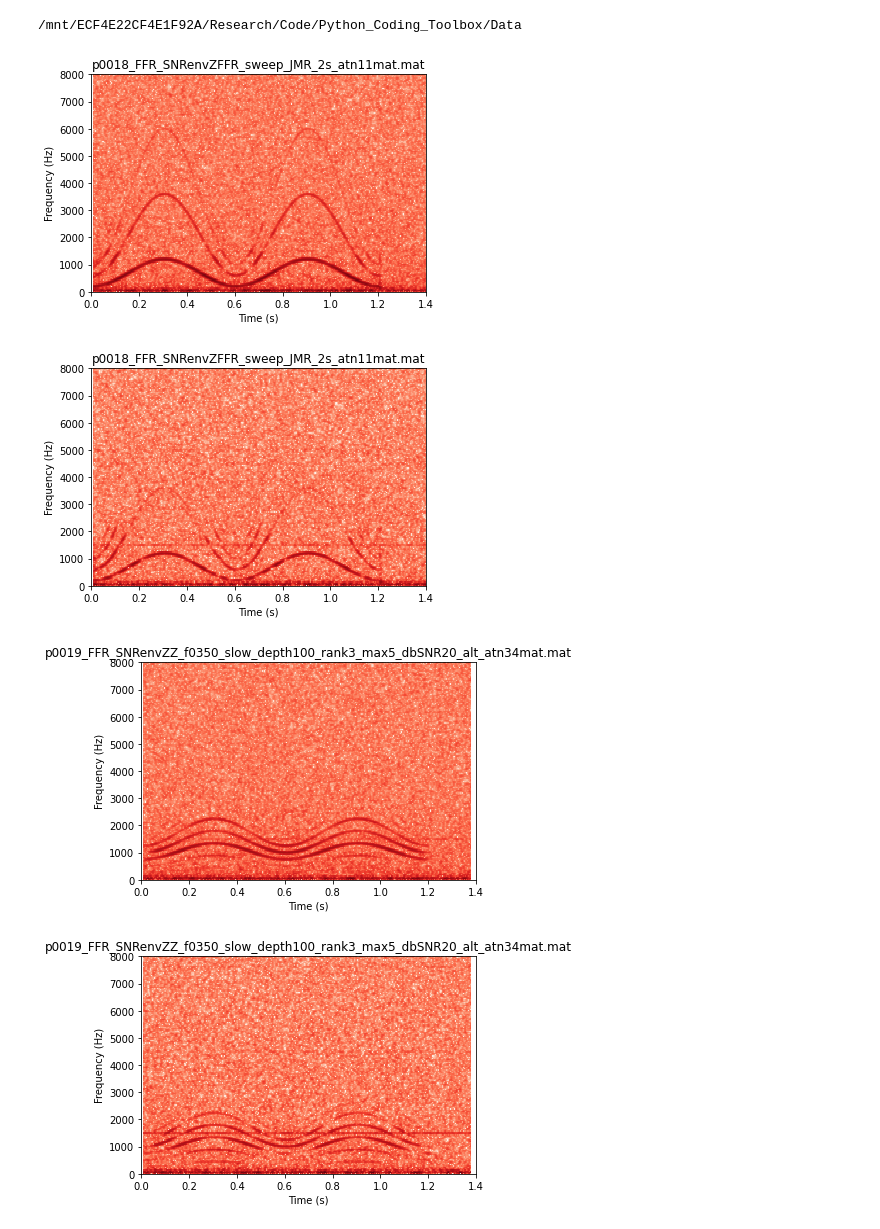
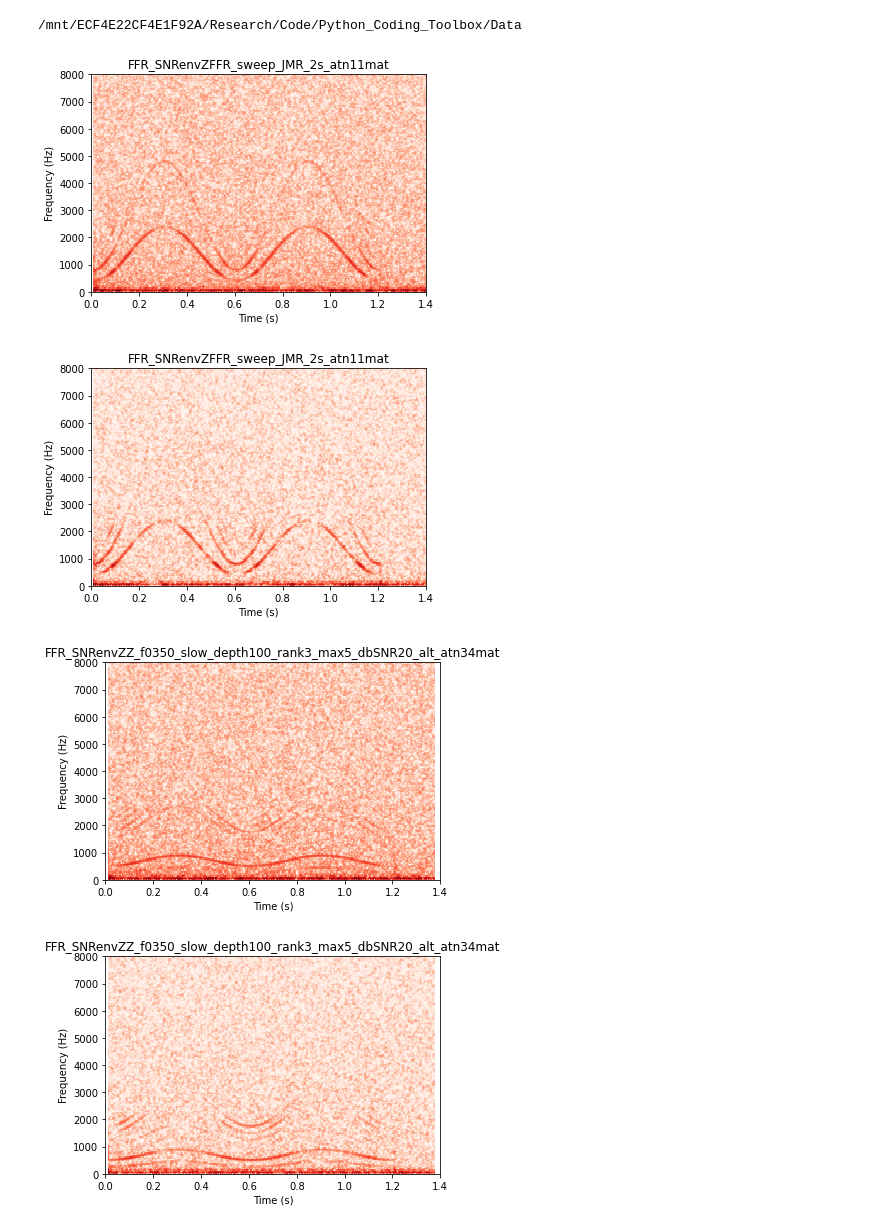
Before and after one commit to sivaprakasaman/Python_Coding_Toolbox, a Jupyter notebook: signal_processing/pitch/Analysis/FFR_Pitch_Analysis.ipynb, the cells around one changed output. Saved outputs shown, nothing was run; the diff lists cells and outputs as text; code cells hidden in the pictures.

```diff
--- a/signal_processing/pitch/Analysis/FFR_Pitch_Analysis.ipynb
+++ b/signal_processing/pitch/Analysis/FFR_Pitch_Analysis.ipynb
@@ -3,44 +3,46 @@ import os, glob
 from scipy.io import loadmat
 import numpy as np
 from signal_processing import get_spect
+import matplotlib.pyplot as plt
 #import mat73
 
 %matplotlib inline
 
 subject_ID = 'Q404';
 cond = 'Normal';
 
 #hacky, fix this please
 data_dir = os.getcwd()[:-32]+'Data';
 print(data_dir)
 subj_dir = data_dir + '/FFR/' + cond + '/' + subject_ID;
 os.chdir(subj_dir);
 
 files = glob.glob('p*');
 
 for f in files:
     mat = loadmat(f);
     fs = np.squeeze(mat['data'][0]['Stimuli'][0]['RPsamprate_Hz'][0][0]);
     pos = mat['data'][0]['AD_Data'][0]['AD_Avg_PO_V'][0][0][0]
     neg = mat['data'][0]['AD_Data'][0]['AD_Avg_NP_V'][0][0][0]
     pos_abr = np.squeeze(pos[0][0][0]);
     neg_abr = np.squeeze(neg[0][0][0]);
     pos_ecochg = np.squeeze(pos[1][0][0]);
     neg_ecochg = np.squeeze(neg[1][0][0]);
 
     env_abr = (pos_abr + neg_abr)/2;
     tfs_abr = (pos_abr - neg_abr)/2;
 
     env_ecochg = (pos_ecochg + neg_ecochg)/2;
     tfs_ecochg = (pos_ecochg - neg_ecochg)/2;
 
-    get_spect(tfs_ecochg, fs, DR = 300, BW = 200, xlim = [0,1.4], ylim = [0,8e3],
-           colormap = 'Reds', title = f);
-    get_spect(tfs_abr, fs, DR = 300, BW = 200, xlim = [0,1.4], ylim = [0,8e3],
-           colormap = 'Reds', title = f);
+    get_spect(env_ecochg, fs, DR = 250, BW = 200, xlim = [0,1.4], ylim = [0,8e3],
+           colormap = 'Reds', title = f[6:-4]);
+
+    get_spect(env_abr, fs, DR = 250, BW = 200, xlim = [0,1.4], ylim = [0,8e3],
+           colormap = 'Reds', title = f[6:-4], save = True);
 # %% [output]
 /mnt/ECF4E22CF4E1F92A/Research/Code/Python_Coding_Toolbox/Data
-[figure, old version]
+[figure, new version]
-[figure, old version]
+[figure, new version]
-[figure, old version]
+[figure, new version]
-[figure, old version]
+[figure, new version]
```
Also changed, not shown: parts of 1 cell of this notebook, 2 other files.
